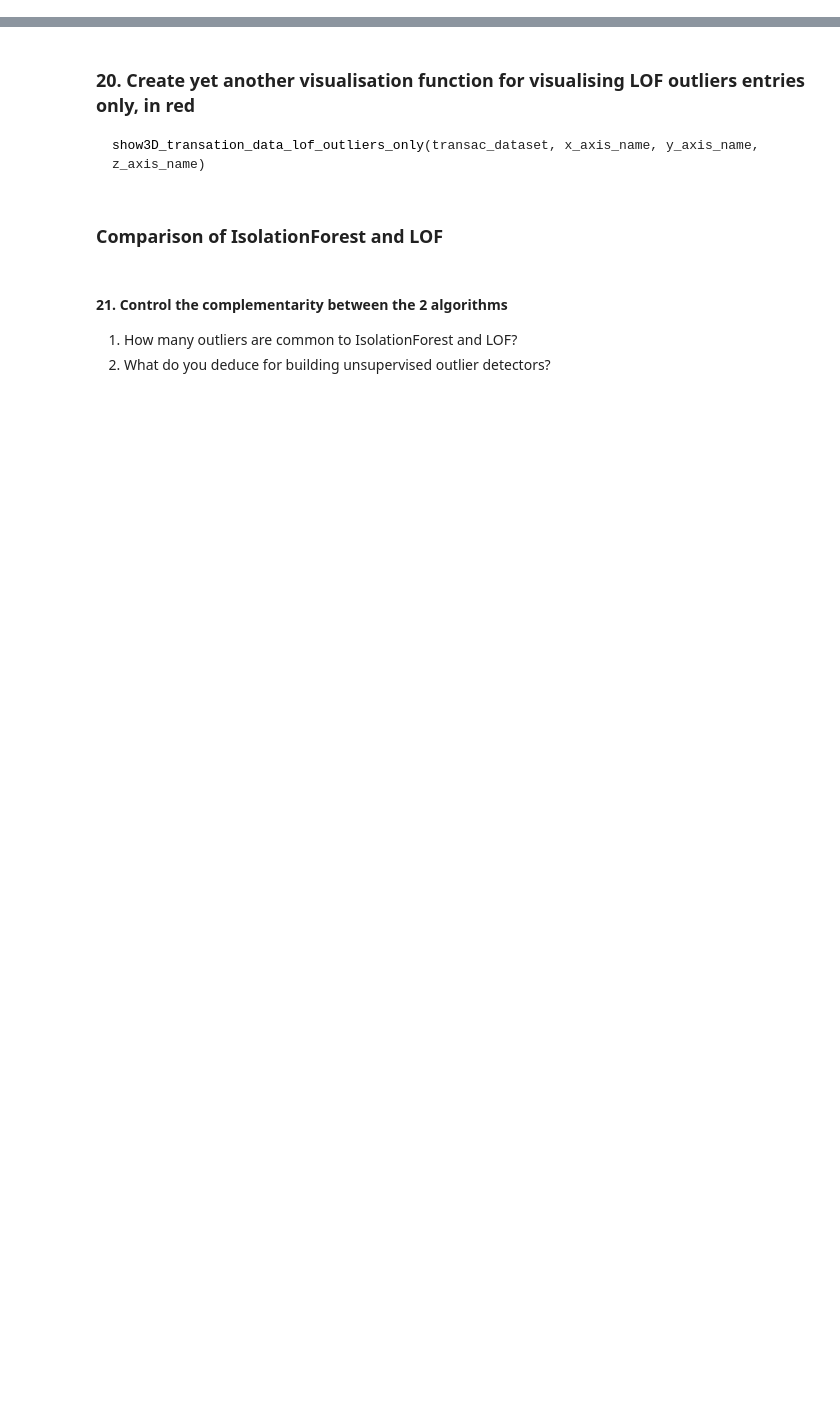
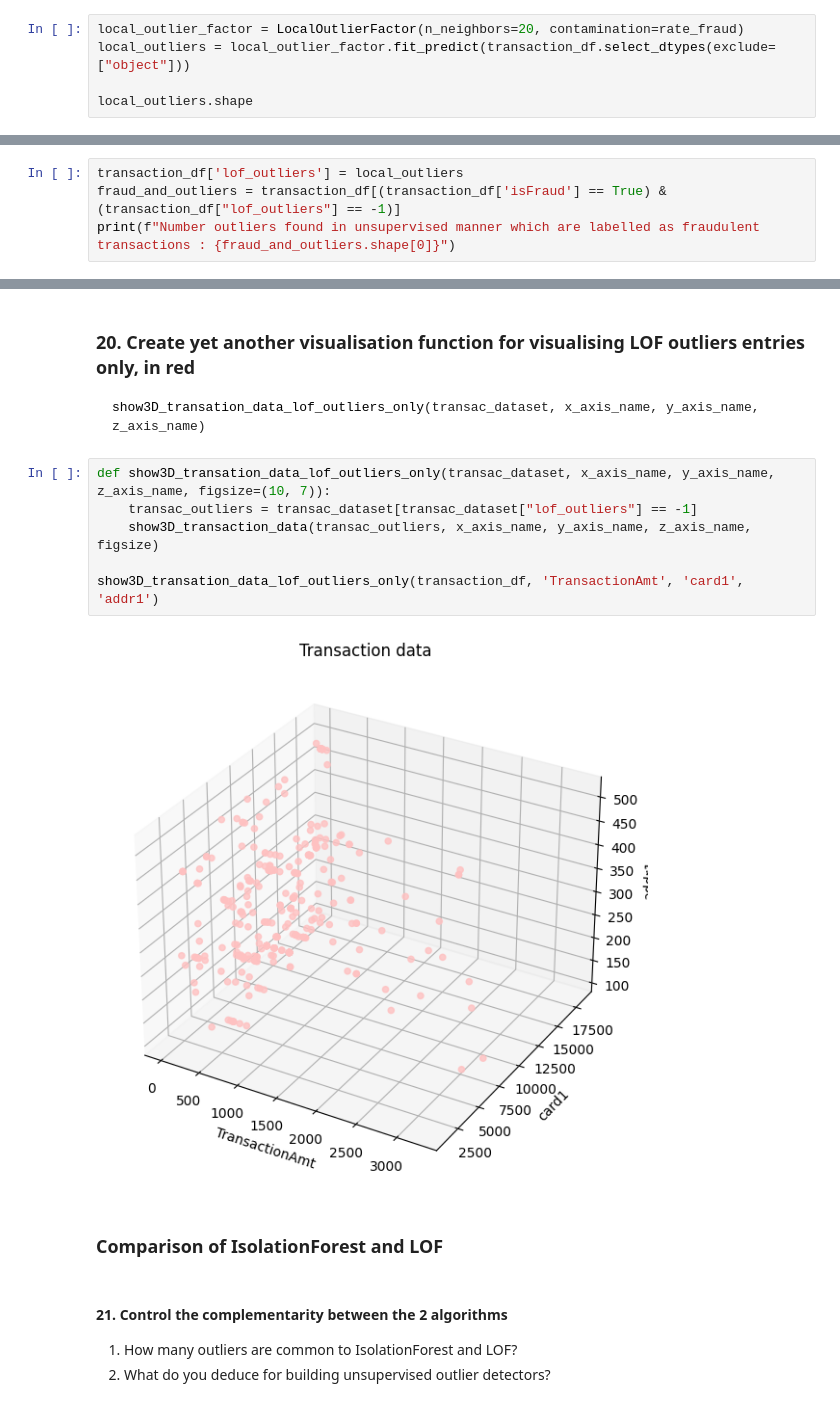
Before and after one commit to Ekliipce/Machine-Learning-for-Cybersecurite, a Jupyter notebook: anomaly_detection/cyberml-lab-session-1-anomaly-detection.ipynb, the cells around one changed output, grey strips where cells are left out. Saved outputs shown, nothing was run; the diff lists cells and outputs as text; blank space fills up the shorter version.

````diff
--- a/anomaly_detection/cyberml-lab-session-1-anomaly-detection.ipynb
+++ b/anomaly_detection/cyberml-lab-session-1-anomaly-detection.ipynb
@@ -421,3 +546,8 @@ X_with_imputed_values_outliers['lof_outliers'] = lof_outliers
 ```
 - How many outliers found in unsupervised manner are labelled as fraudulent transactions
 (‘isFraud’) ?
+# %%
+local_outlier_factor = LocalOutlierFactor(n_neighbors=20, contamination=rate_fraud)
+local_outliers = local_outlier_factor.fit_predict(transaction_df.select_dtypes(exclude=["object"]))
+
+local_outliers.shape
@@ -423,0 +556,4 @@ X_with_imputed_values_outliers['lof_outliers'] = lof_outliers
+# %%
+transaction_df['lof_outliers'] = local_outliers
+fraud_and_outliers = transaction_df[(transaction_df['isFraud'] == True) & (transaction_df["lof_outliers"] == -1)]
+print(f"Number outliers found in unsupervised manner which are labelled as fraudulent transactions : {fraud_and_outliers.shape[0]}")
@@ -427,6 +587,15 @@ X_with_imputed_values_outliers['lof_outliers'] = lof_outliers
 show3D_transation_data_lof_outliers_only(transac_dataset, x_axis_name, y_axis_name,
 z_axis_name)
 ```
+# %%
+def show3D_transation_data_lof_outliers_only(transac_dataset, x_axis_name, y_axis_name,
+z_axis_name, figsize=(10, 7)):
+    transac_outliers = transac_dataset[transac_dataset["lof_outliers"] == -1]
+    show3D_transaction_data(transac_outliers, x_axis_name, y_axis_name, z_axis_name, figsize)
+
+show3D_transation_data_lof_outliers_only(transaction_df, 'TransactionAmt', 'card1', 'addr1')
+# %% [output]
+[figure, added]
 # %% [markdown]
 ### **Comparison of IsolationForest and LOF**
 # %% [markdown]
````
Also changed, not shown: parts of 18 cells of this notebook.
